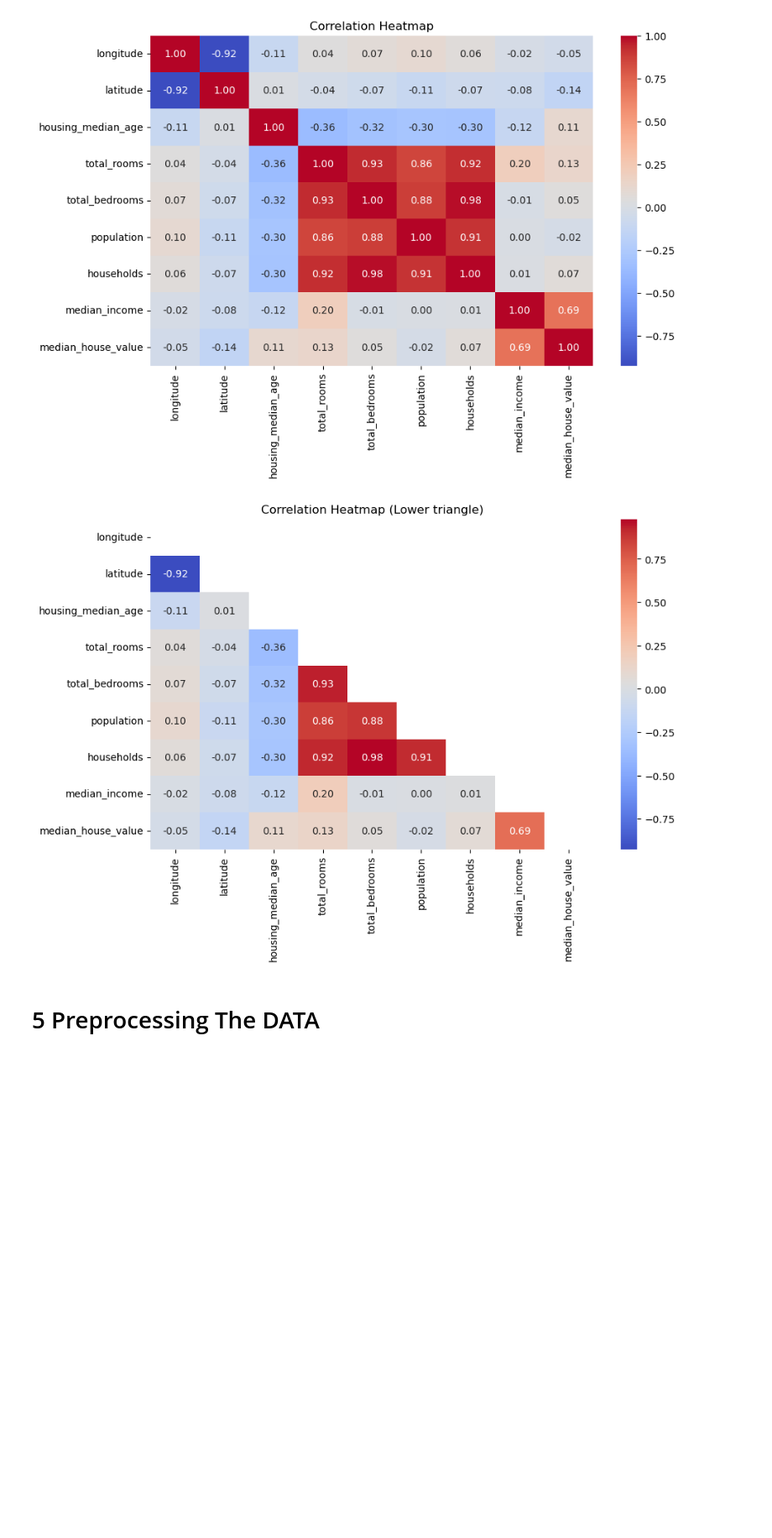
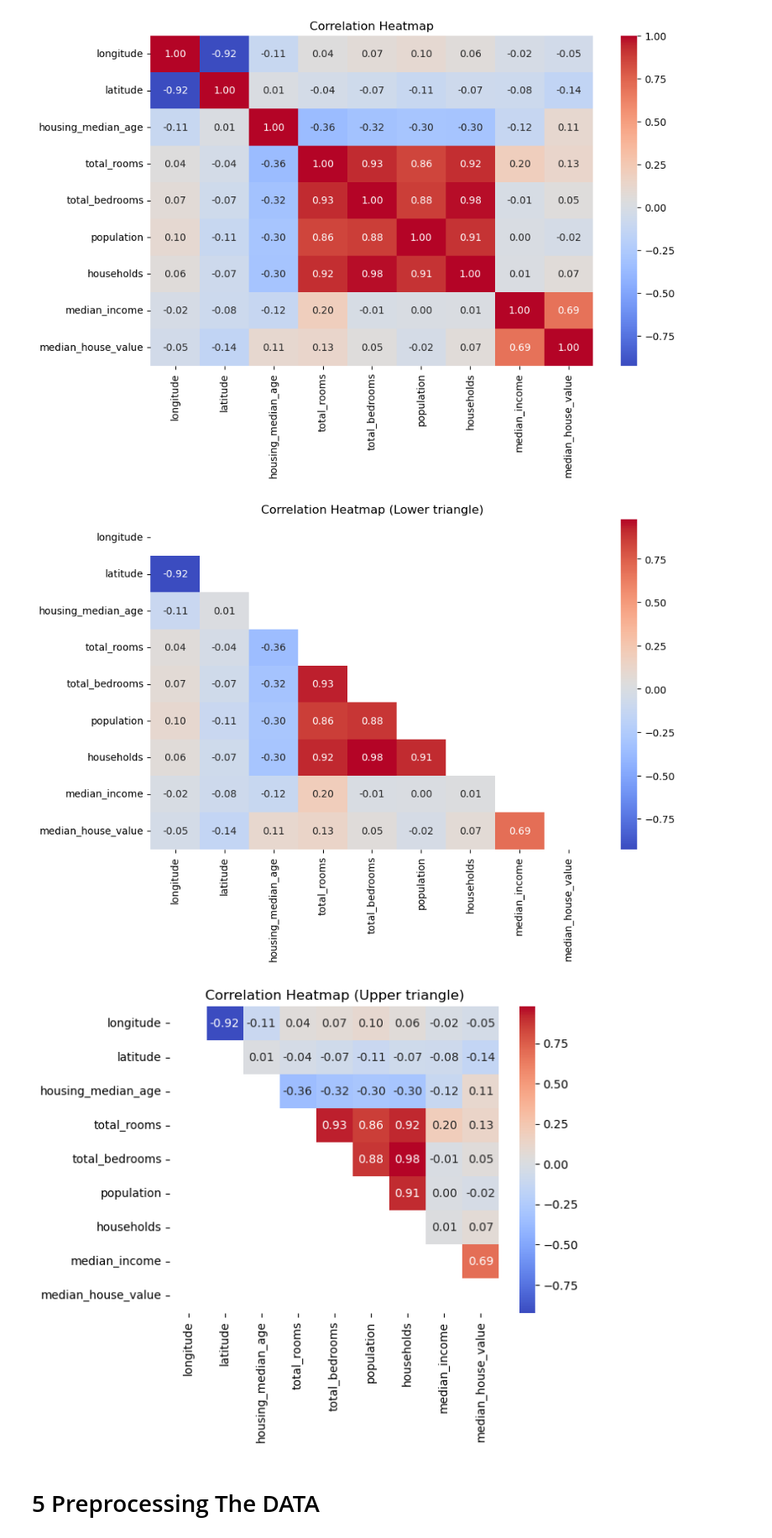
Before and after one commit to brianorina/class202505, a Jupyter notebook: exercise_1/ex1_YoucefBa_structure_pipeline_visiualisation_of_all_datasets.ipynb, the cells around one changed output. Shown: that part at 84% size. Cells and saved outputs as stored; diff of their text form; code cells hidden in the pictures; blank space fills up the shorter version.

```diff
--- a/exercise_1/ex1_YoucefBa_structure_pipeline_visiualisation_of_all_datasets.ipynb
+++ b/exercise_1/ex1_YoucefBa_structure_pipeline_visiualisation_of_all_datasets.ipynb
@@ -128,23 +128,42 @@ plt.title('Correlation Heatmap')
 Text(0.5, 1.0, 'Correlation Heatmap')
 [figure]
 # %%
+# Upper part of correlation heatmap  --------------------------------------------------------------------------------------------------------
 
 
 plt.figure(figsize=(10, 6))
 
 # Calcul de la matrice de corrélation
 corr_matrix = df.corr()
 
 # Création du masque pour cacher la partie supérieure
 mask = np.triu(np.ones_like(corr_matrix, dtype=bool))
 
 # Heatmap avec le masque
 sns.heatmap(corr_matrix, annot=True, fmt='.2f', cmap='coolwarm', mask=mask)
 
 plt.title('Correlation Heatmap (Lower triangle)')
 plt.show()
+
+
+# OR --------------------------------------------------------------------------------------------------------
+
+# lower part of correlation heatmap  --------------------------------------------------------------------------------------------------------
+
+# Calcul de la matrice de corrélation
+corr_matrix = df.corr()
+
+# Création du masque pour cacher la partie inférieure
+mask = np.tril(np.ones_like(corr_matrix, dtype=bool))
+
+# Heatmap avec le masque
+sns.heatmap(corr_matrix, annot=True, fmt='.2f', cmap='coolwarm', mask=mask)
+
+plt.title('Correlation Heatmap (Upper triangle)')
+plt.show()
 # %% [output]
 [figure]
+[figure, added]
 # %% [markdown]
 # 5 Preprocessing The DATA
 # %% [markdown]
```
